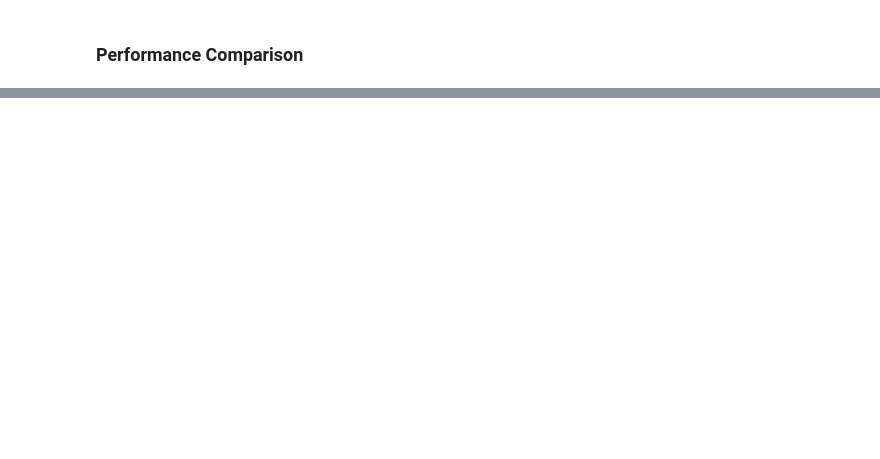
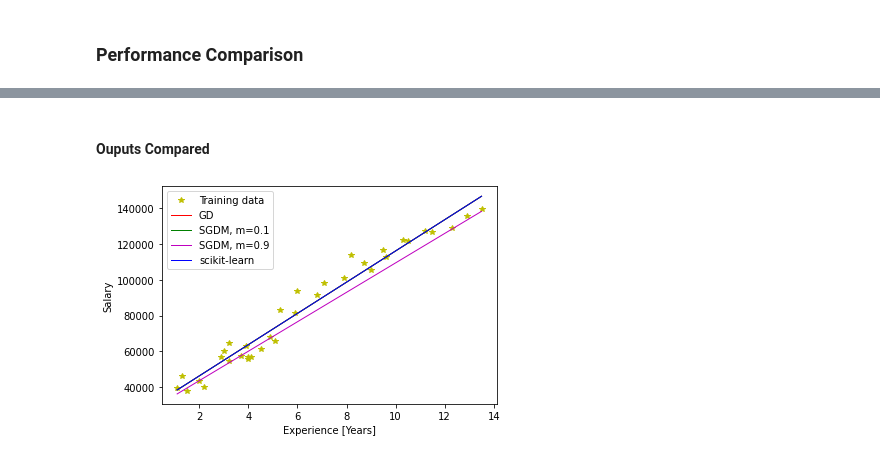
Before and after one commit to JAVegaG/HMC_IA, a Jupyter notebook: Project_3/linear_regression.ipynb, the cells around one changed output, grey strips where cells are left out. Cells and saved outputs as stored; diff of their text form; code cells hidden in the pictures; blank space fills up the shorter version.

```diff
--- a/Project_3/linear_regression.ipynb
+++ b/Project_3/linear_regression.ipynb
@@ -233,2 +239,7 @@ plt.show()
+# %%
+model4 = make_pipeline(StandardScaler(),
+                       LinearRegression())
+model4.fit(x, y)
+y_pred4 = model4.predict(x)
 # %% [markdown]
 ### Performance Comparison
@@ -261,0 +264,14 @@ plt.show()
+# %% [markdown]
+#### Ouputs Compared
+# %%
+plt.xlabel('Experience [Years]')
+plt.ylabel('Salary')
+plt.plot(x[:,0], y, 'y*')
+plt.plot(x[:,0], y_pred1, 'r', linewidth=1)
+plt.plot(x[:,0], y_pred2, 'g', linewidth=1)
+plt.plot(x[:,0], y_pred3, 'm', linewidth=1)
+plt.plot(x[:,0], y_pred4, 'b', linewidth=1)
+plt.legend(('Training data', 'GD', 'SGDM, m=0.1', 'SGDM, m=0.9', 'scikit-learn'))
+plt.show()
+# %% [output]
+[figure, added]
```
Also changed, not shown: parts of 18 cells of this notebook.
